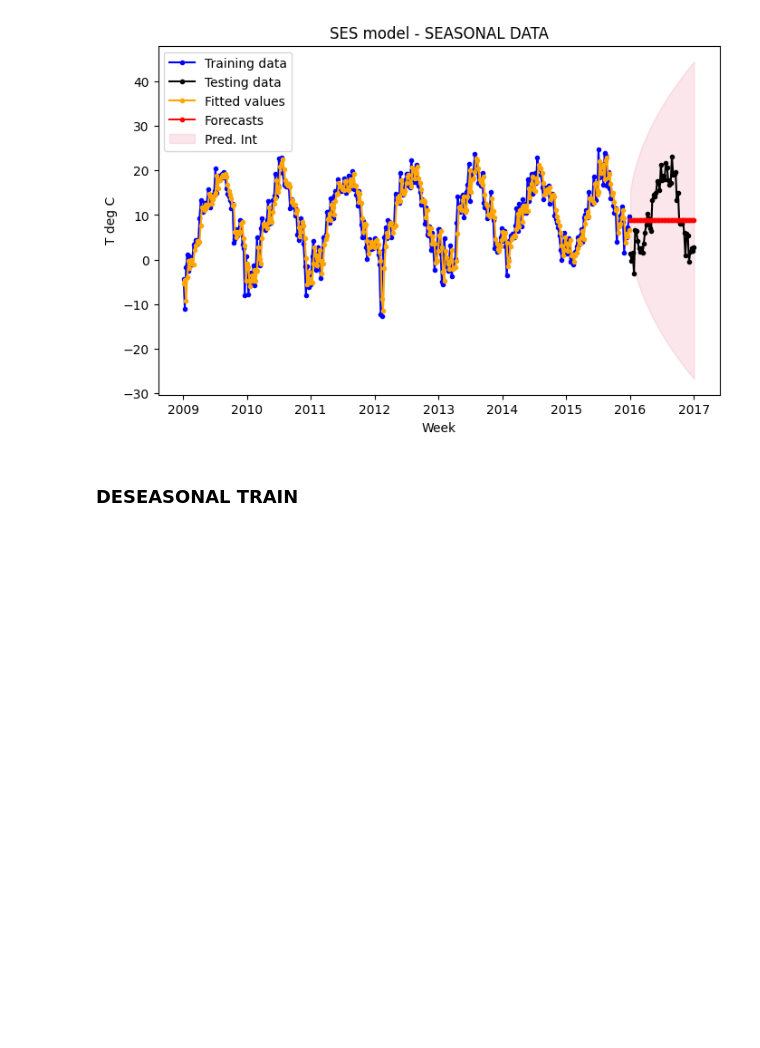
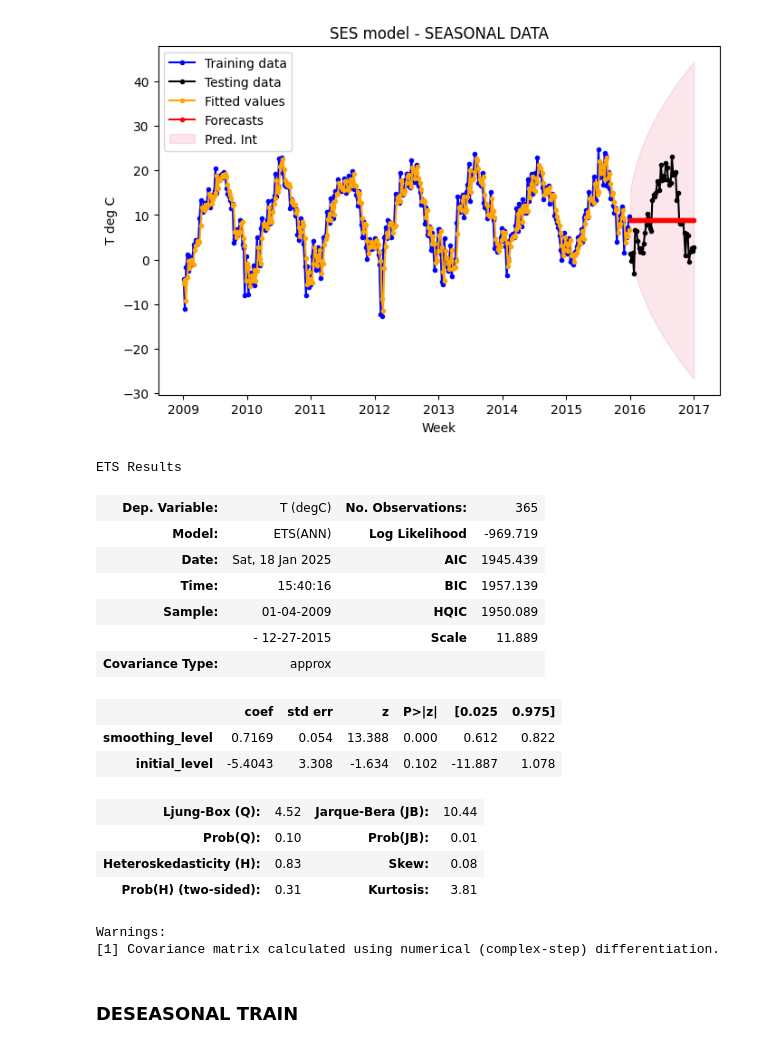
Before and after one commit to alelovo/StatisticalModels_project, a Jupyter notebook: ETS_MODELS.ipynb, the cells around one changed output. Cells and saved outputs as stored; diff of their text form; code cells hidden in the pictures; blank space fills up the shorter version.

```diff
--- a/ETS_MODELS.ipynb
+++ b/ETS_MODELS.ipynb
@@ -93,6 +93,26 @@ plt.show()
 | 0 | smoothing_level | 0.716936 |
 | 1 | initial_level | -5.404262 |
 [figure]
+# %%
+model_sta_SES.summary()
+# %% [output]
+ETS Results
+| Dep. Variable: | T (degC) | No. Observations: | 365 |
+| Model: | ETS(ANN) | Log Likelihood | -969.719 |
+| Date: | Sat, 18 Jan 2025 | AIC | 1945.439 |
+| Time: | 15:40:16 | BIC | 1957.139 |
+| Sample: | 01-04-2009 | HQIC | 1950.089 |
+|  | - 12-27-2015 | Scale | 11.889 |
+| Covariance Type: | approx |  |  |
+|  | coef | std err | z | P>|z| | [0.025 | 0.975] |
+| smoothing_level | 0.7169 | 0.054 | 13.388 | 0.000 | 0.612 | 0.822 |
+| initial_level | -5.4043 | 3.308 | -1.634 | 0.102 | -11.887 | 1.078 |
+| Ljung-Box (Q): | 4.52 | Jarque-Bera (JB): | 10.44 |
+| Prob(Q): | 0.10 | Prob(JB): | 0.01 |
+| Heteroskedasticity (H): | 0.83 | Skew: | 0.08 |
+| Prob(H) (two-sided): | 0.31 | Kurtosis: | 3.81 |
+Warnings:
+[1] Covariance matrix calculated using numerical (complex-step) differentiation.
 # %%
 # NON FUNZIONA DA VEDERE COME SISTEMARE PER AVERE UNA TABELLA CON I RISULTATI DEI MODELLI
 
```
Also changed, not shown: parts of 7 cells of this notebook, 5 other files.
